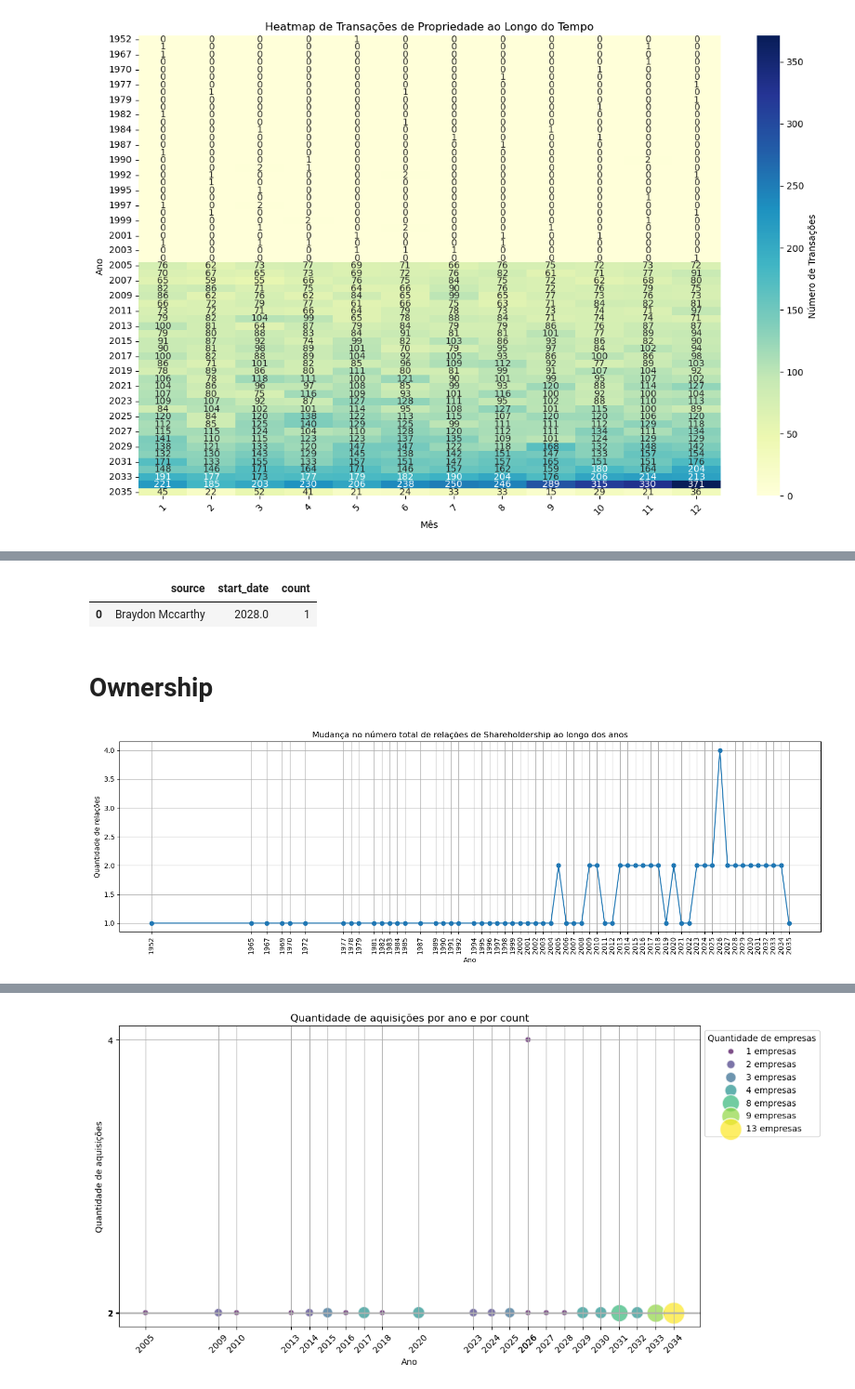
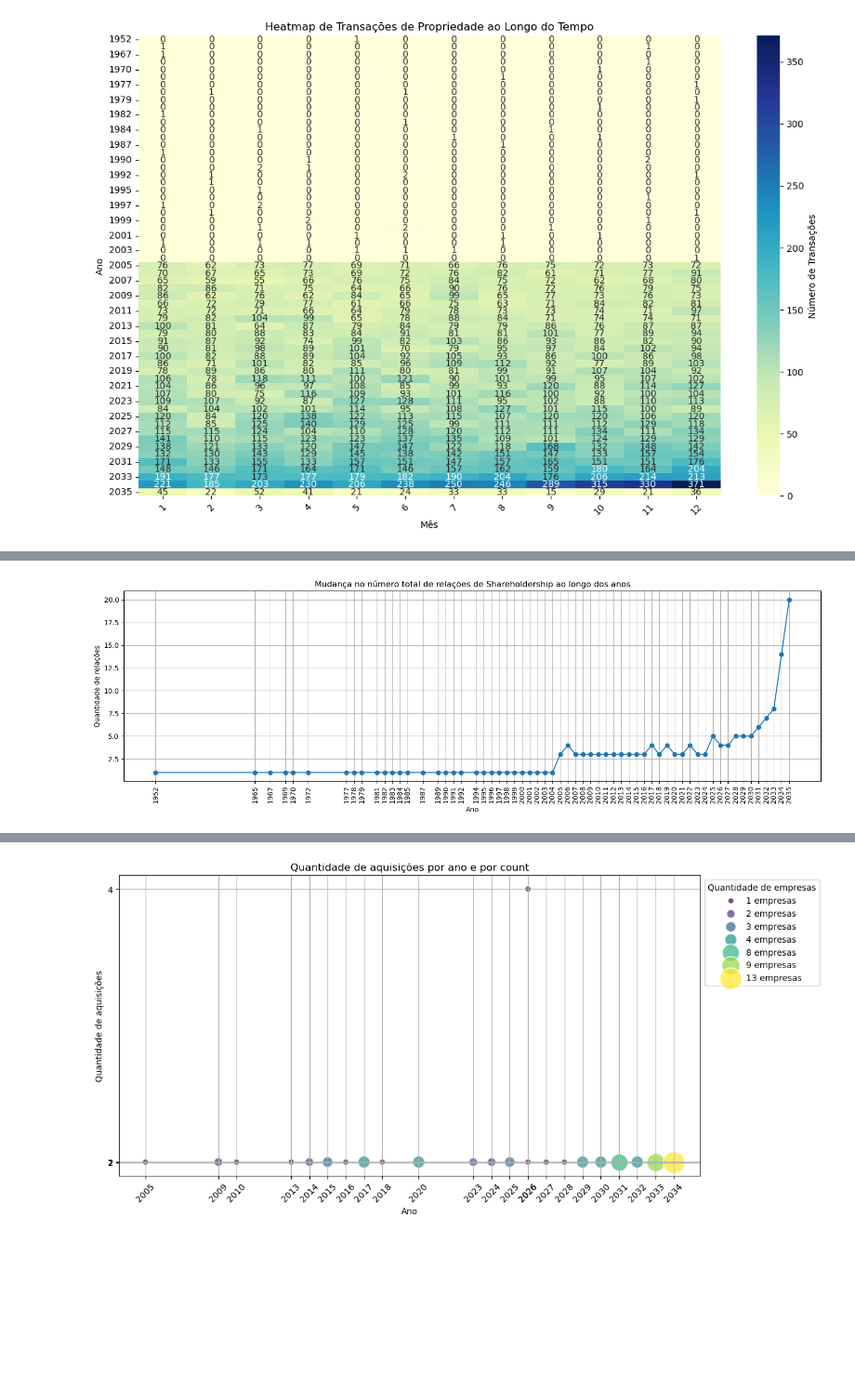
Before and after one commit to bettachini/visualizacion, a Jupyter notebook: vast2024/analisis2.ipynb, the cells around one changed output, grey strips where cells are left out. Shown at 93% size. Saved outputs shown, nothing was run; the diff lists cells and outputs as text; code cells hidden in the pictures; blank space fills up the shorter version.

```diff
--- a/vast2024/analisis2.ipynb
+++ b/vast2024/analisis2.ipynb
@@ -262,12 +264,9 @@ count_beneficialownership = count_unique_targets(df_links_beneficialownership)
 count_works = count_unique_sources(df_links_worksfor)
 count_familyrelationship = count_unique_targets(df_links_familyrelationship)
 # %%
-max_shareholder_year = count_shareholdership.groupby('start_date')['count'].max().reset_index()
-max_beneficialownership_year = count_beneficialownership.groupby('start_date')['count'].max().reset_index()
+max_shareholder_year = count_shareholdership_adquirentes.groupby('start_date')['count'].max().reset_index()
+max_beneficialownership_year = count_beneficialownership_adquirentes.groupby('start_date')['count'].max().reset_index()
 max_count_worksfor_year = count_works.groupby('start_date')['count'].max().reset_index()
-# %% [output]
-|  | source | start_date | count |
-| 0 | Braydon Mccarthy | 2028.0 | 1 |
 # %%
 df_links['start_date'] = pd.to_datetime(df_links['start_date'])
 
@@ -278,30 +277,40 @@ df_links_worksfor = df_links[df_links['type'] == 'Event.WorksFor']
 df_links_familyrelationship = df_links[df_links['type'] == 'Relationship.FamilyRelationship']
 
 # Criar uma função para calcular a quantidade de empresas únicas por source e ano
-def count_unique_targets(df):
+def count_unique_source(df): #empresas adquirentes
+    return df.groupby(['target', df['start_date'].dt.year])['source'].nunique().reset_index(name='count')
+
+def count_unique_targets(df): #empresas adquiridas
     return df.groupby(['source', df['start_date'].dt.year])['target'].nunique().reset_index(name='count')
 
-def count_unique_sources(df):
+def count_unique_sources(df): #empresas com funcionarios
     return df.groupby(['target', df['start_date'].dt.year])['source'].nunique().reset_index(name='count')
 
 # Aplicar a função para cada tipo de relação
-count_shareholdership = count_unique_targets(df_links_shareholdership)
-count_beneficialownership = count_unique_targets(df_links_beneficialownership)
-count_works = count_unique_sources(df_links_worksfor)
-count_familyrelationship = count_unique_targets(df_links_familyrelationship)
+count_shareholdership_adquirentes = count_unique_source(df_links_shareholdership)
+count_beneficialownership_adquirentes = count_unique_source(df_links_beneficialownership)
+
+count_shareholdership_adquiridas = count_unique_targets(df_links_shareholdership)
+count_beneficialownership_adquiridas = count_unique_targets(df_links_beneficialownership)
+
+
+count_works = count_unique_source(df_links_worksfor)
+#count_familyrelationship = count_unique_source(df_links_familyrelationship)
-# %% [markdown]
-# Ownership
+# %%
+max_shareholder_year_adquirentes = count_shareholdership_adquirentes.groupby('start_date')['count'].max().reset_index()
+#max_beneficialownership_year = count_beneficialownership_adquirentes.groupby('start_date')['count'].max().reset_index()
+#max_count_worksfor_year = count_works.groupby('start_date')['count'].max().reset_index()
 # %%
 # Plotar o gráfico de linhas
 plt.figure(figsize=(15, 5))
-plt.plot(max_shareholder_year['start_date'], max_shareholder_year['count'], marker='o')
+plt.plot(max_shareholder_year_adquirentes['start_date'], max_shareholder_year_adquirentes['count'], marker='o')
 plt.title('Mudança no número total de relações de Shareholdership ao longo dos anos')
 plt.xlabel('Ano')
 plt.ylabel('Quantidade de relações')
 plt.xticks(rotation=90)
-plt.xticks(max_shareholder_year['start_date'])
+plt.xticks(max_shareholder_year_adquirentes['start_date'])
 plt.grid(True)
 plt.tight_layout()
 plt.show()
 # %% [output]
-[figure, old version]
+[figure, new version]
```
Also changed, not shown: parts of 33 cells of this notebook, 1 other file.
